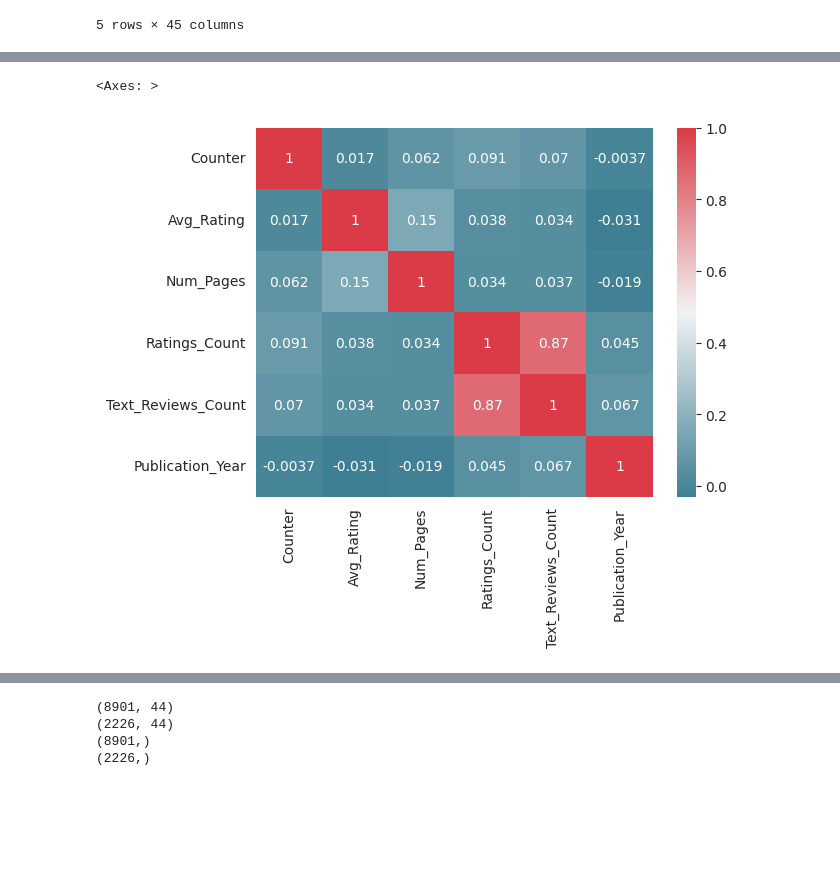
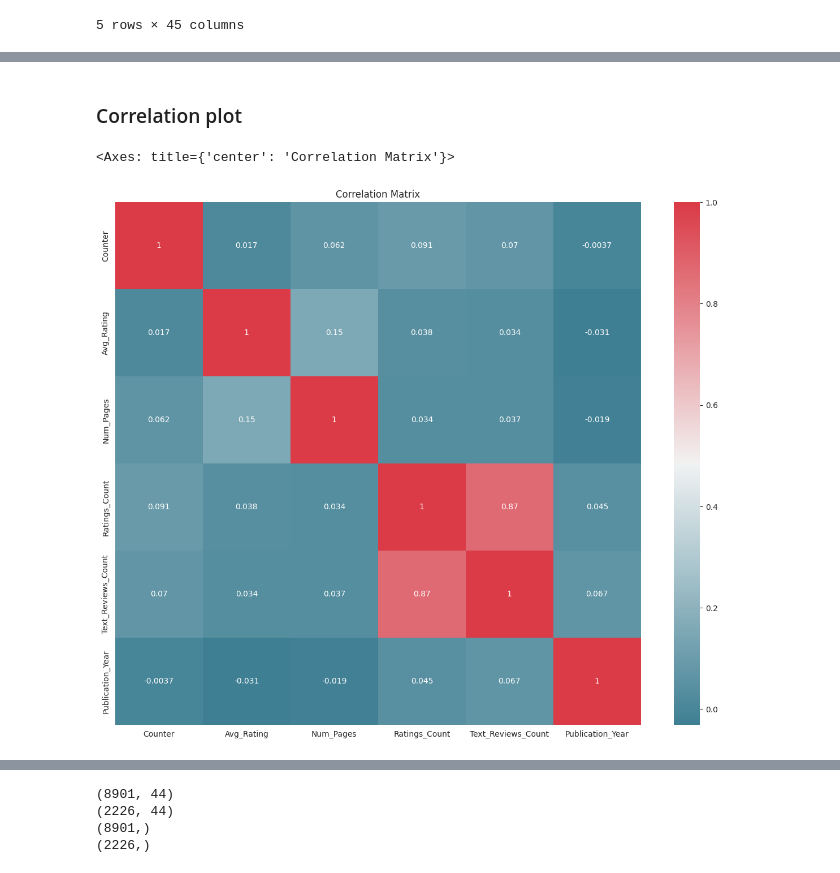
Before and after one commit to AlessiaProtti/DSBDA_project, a Jupyter notebook: Sandbox/Sandbox.ipynb, the cells around one changed output, grey strips where cells are left out. Drawn from its saved outputs; the diff is of its cells as text; code cells hidden in the pictures; blank space fills up the shorter version.

```diff
--- a/Sandbox/Sandbox.ipynb
+++ b/Sandbox/Sandbox.ipynb
@@ -7,3 +13,8 @@ from pymongo import MongoClient, DESCENDING
 my_client = MongoClient("mongodb://localhost:27017/")
 my_db = my_client["goodreads_db"]
 my_collection = my_db["books"]
+
+# Retrieve all documents from events collection
+documents = my_collection.find()
+df = pd.DataFrame(documents).drop("_id", axis=1)
+df.head()
@@ -10,5 +27,0 @@ my_collection = my_db["books"]
-# %%
-# Retrieve all documents from events collection
-documents = my_collection.find()
-df = pd.DataFrame(documents).drop("_id", axis=1).drop("ISBN13", axis=1)
-df.head()
@@ -129,8 +147,10 @@ ax.fig.set_dpi(300)
+# %% [markdown]
+### Correlation plot
 # %%
-plt.figure()
-
+plt.figure(figsize=(15,12))
 corr = df_encoded[["Counter", "Avg_Rating", "Num_Pages", "Ratings_Count", "Text_Reviews_Count", "Publication_Year"]].corr()
+plt.title("Correlation Matrix")
 sns.heatmap(corr, cmap=sns.diverging_palette(220, 10, as_cmap=True), annot=True)
 # %% [output]
-<Axes: >
+<Axes: title={'center': 'Correlation Matrix'}>
-[figure, old version]
+[figure, new version]
```
Also changed, not shown: parts of 38 cells of this notebook, 11 other files.
